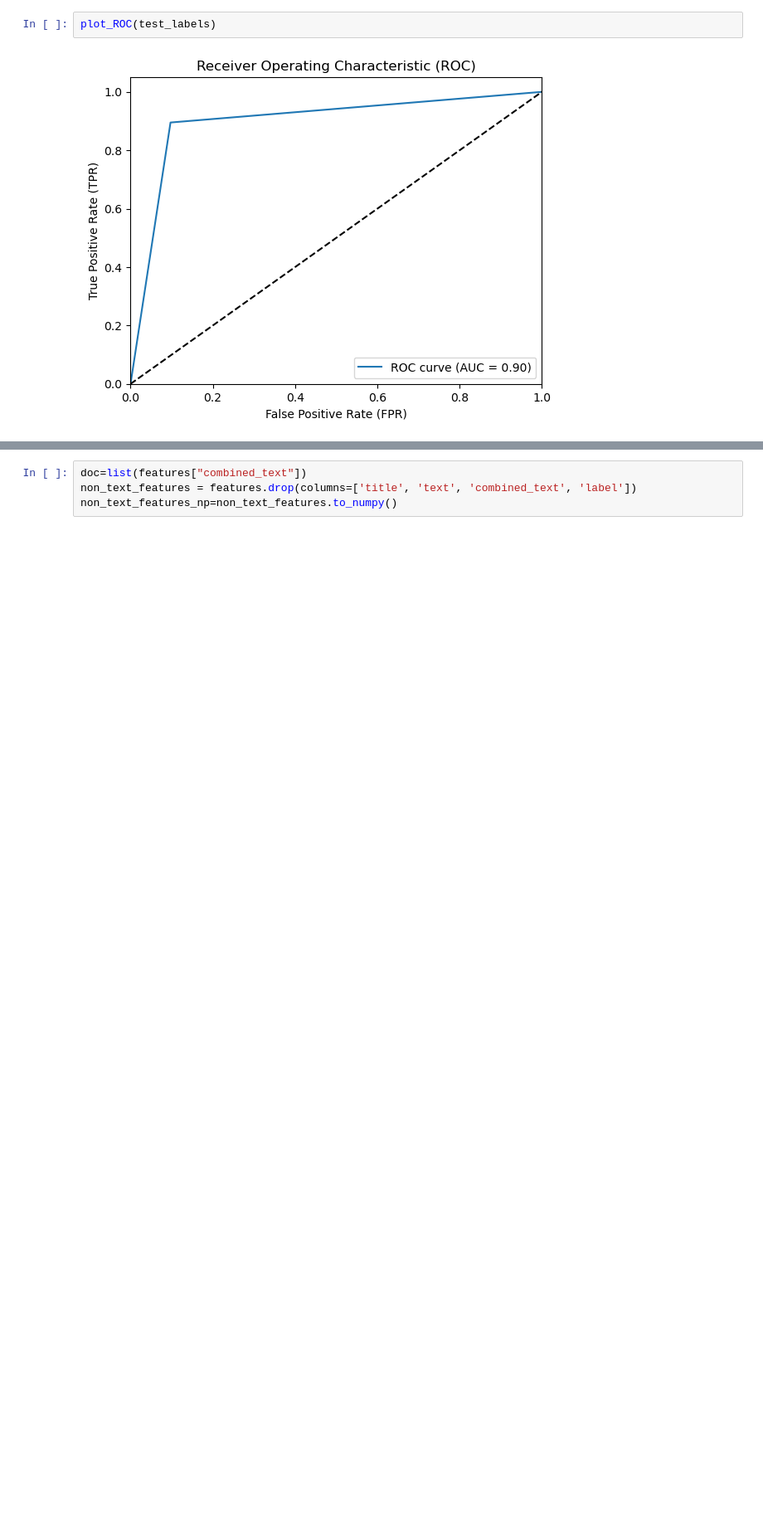
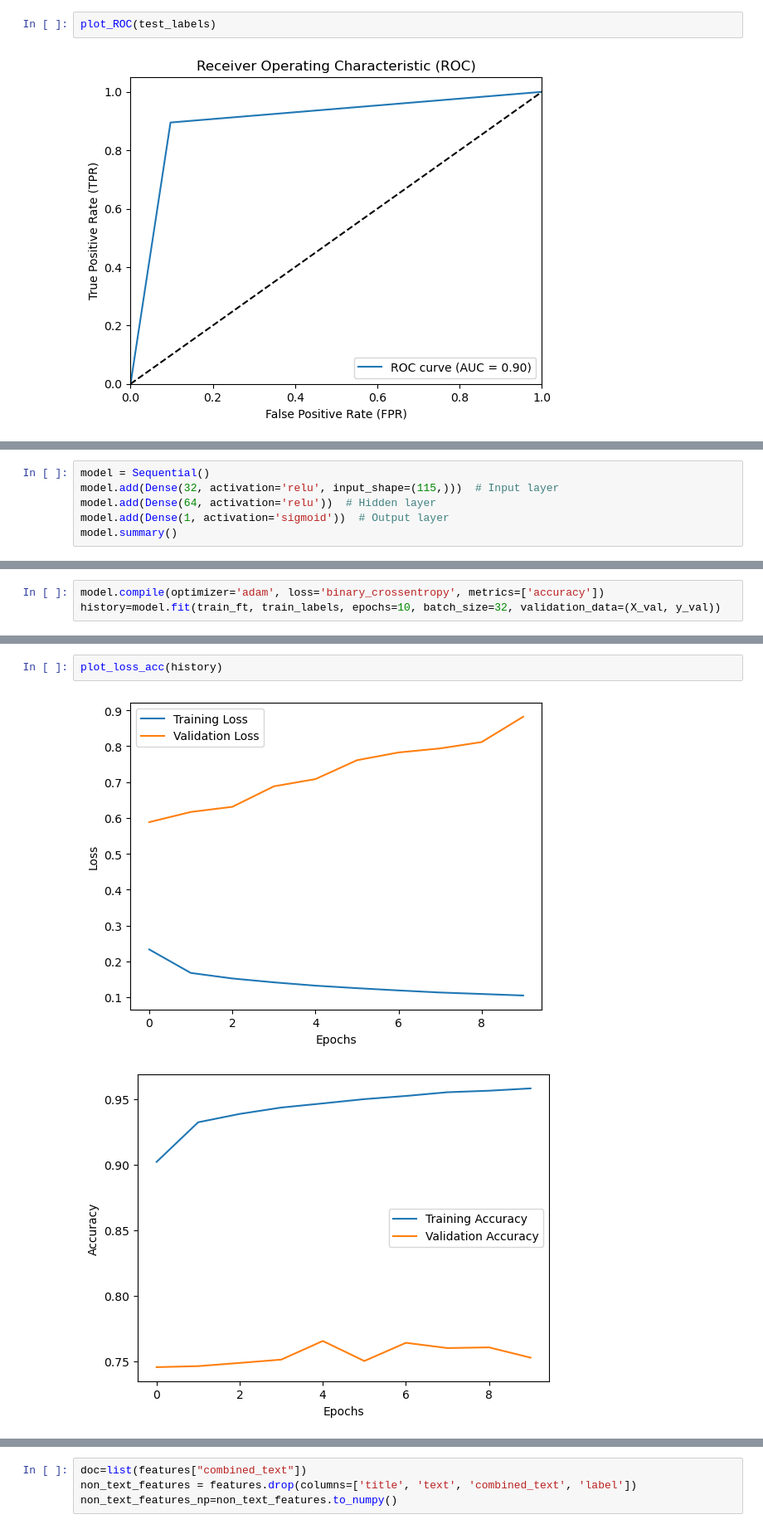
Before and after one commit to Uthkarshh/Feature_Engineering_Project_Group_8, a Jupyter notebook: models.ipynb, the cells around one changed output, grey strips where cells are left out. Shown at 83% size. Drawn from its saved outputs; the diff is of its cells as text; blank space fills up the shorter version.

Commit message:
Change models

```diff
--- a/models.ipynb
+++ b/models.ipynb
@@ -95,0 +143,6 @@ plot_ROC(test_labels)
+# %%
+model = Sequential()
+model.add(Dense(32, activation='relu', input_shape=(115,)))  # Input layer
+model.add(Dense(64, activation='relu'))  # Hidden layer
+model.add(Dense(1, activation='sigmoid'))  # Output layer
+model.summary()
@@ -95,0 +165,3 @@ plot_ROC(test_labels)
+# %%
+model.compile(optimizer='adam', loss='binary_crossentropy', metrics=['accuracy'])
+history=model.fit(train_ft, train_labels, epochs=10, batch_size=32, validation_data=(X_val, y_val))
@@ -96 +196,6 @@ plot_ROC(test_labels)
+# %%
+plot_loss_acc(history)
+# %% [output]
+[figure, added]
+[figure, added]
 # %% [markdown]
```
Also changed, not shown: parts of 51 cells of this notebook.
